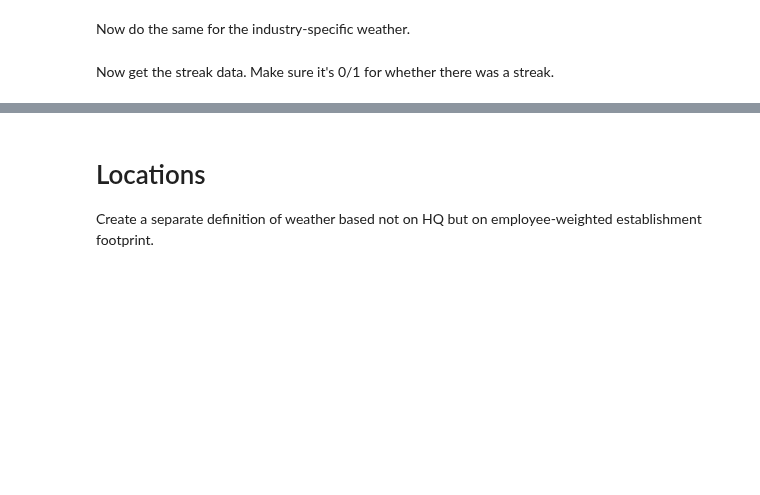
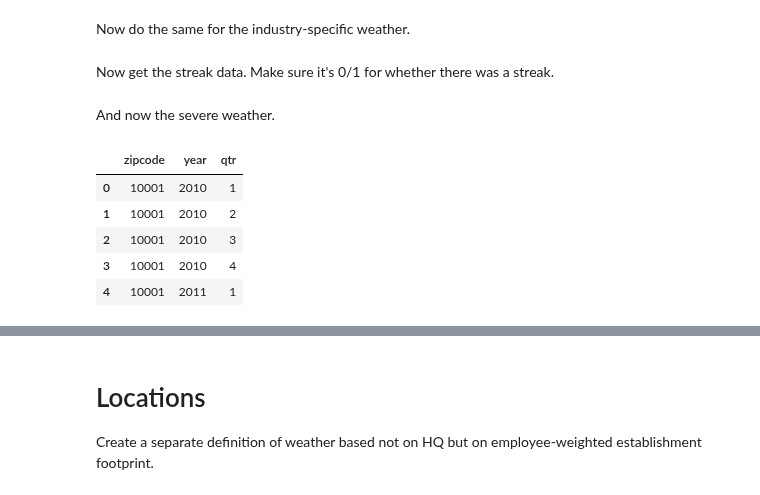
Before and after one commit to brianreed21/extremes, a Jupyter notebook: extremesCleaningCode/linkingExecute.ipynb, the cells around one changed output, grey strips where cells are left out. Saved outputs shown, nothing was run; the diff lists cells and outputs as text; code cells hidden in the pictures; blank space fills up the shorter version.

```diff
--- a/extremesCleaningCode/linkingExecute.ipynb
+++ b/extremesCleaningCode/linkingExecute.ipynb
@@ -751,2 +583,15 @@ streaks_withLags.to_csv("../../data/companyData/streaks_withLags.csv")
 # %%
 streaks_withLags.head()
+# %% [markdown]
+And now the severe weather.
+# %%
+zipQuarters = pd.read_csv("../../data/companyData/allWeather_withLags_new.csv")[['zipcode','year','qtr']].drop_duplicates()
+
+zipQuarters.head()
+# %% [output]
+|  | zipcode | year | qtr |
+| 0 | 10001 | 2010 | 1 |
+| 1 | 10001 | 2010 | 2 |
+| 2 | 10001 | 2010 | 3 |
+| 3 | 10001 | 2010 | 4 |
+| 4 | 10001 | 2011 | 1 |
```
Also changed, not shown: parts of 61 cells of this notebook, 2 other files.
